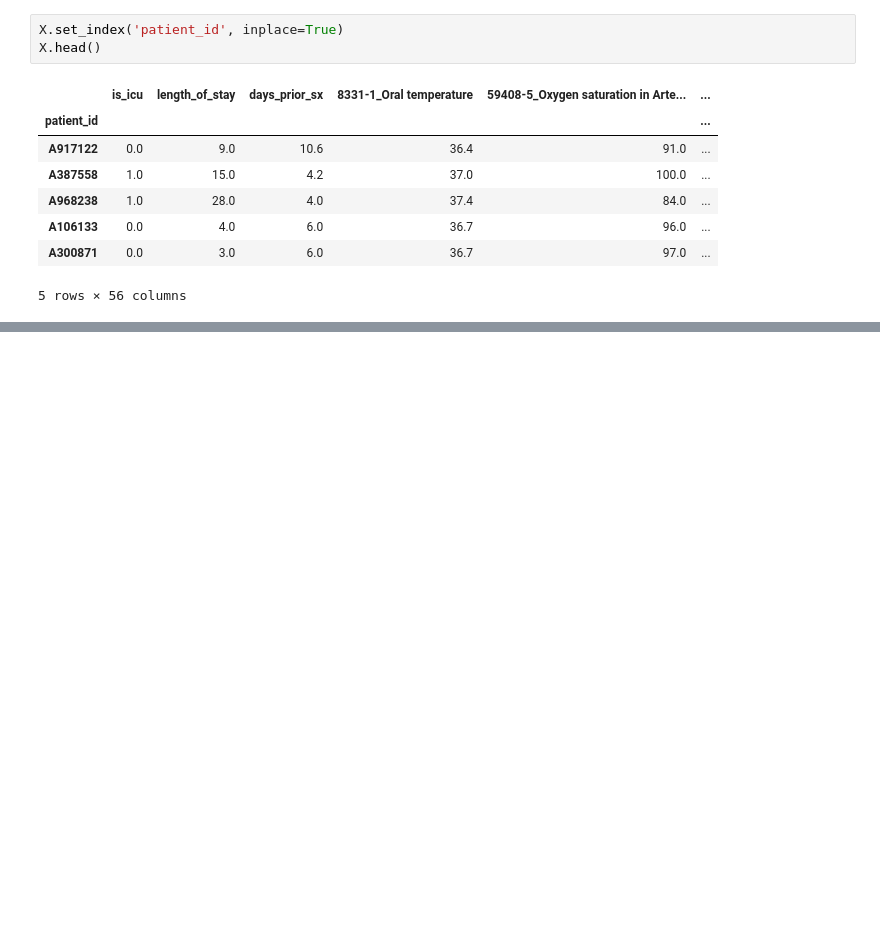
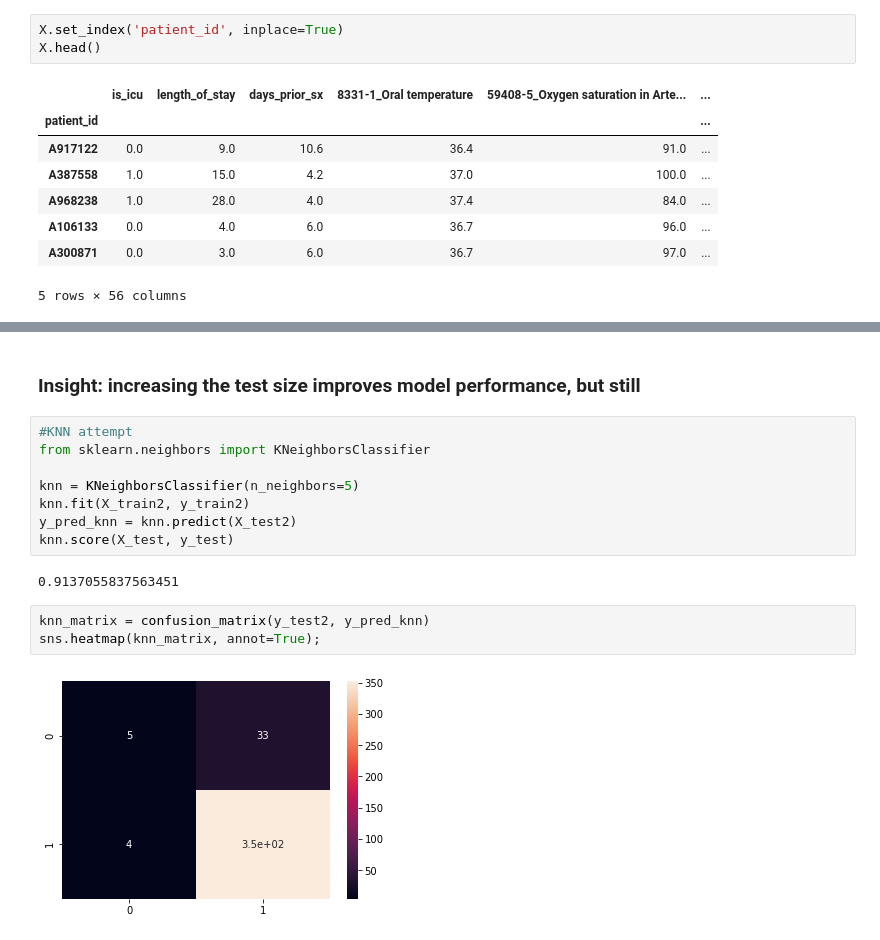
Before and after one commit to AMcqueen1980/COVID19_MortalityPred, a Jupyter notebook: COVID19_Chest_Xray_SBU.ipynb, the cells around one changed output, grey strips where cells are left out. Cells and saved outputs as stored; diff of their text form; blank space fills up the shorter version.

```diff
--- a/COVID19_Chest_Xray_SBU.ipynb
+++ b/COVID19_Chest_Xray_SBU.ipynb
@@ -632,0 +753,17 @@ dummy.score(X_test, y_test)
+# %% [markdown]
+### Insight: increasing the test size improves model performance, but still
+# %%
+#KNN attempt
+from sklearn.neighbors import KNeighborsClassifier
+
+knn = KNeighborsClassifier(n_neighbors=5)
+knn.fit(X_train2, y_train2)
+y_pred_knn = knn.predict(X_test2)
+knn.score(X_test, y_test)
+# %% [output]
+0.9137055837563451
+# %%
+knn_matrix = confusion_matrix(y_test2, y_pred_knn)
+sns.heatmap(knn_matrix, annot=True);
+# %% [output]
+[figure, added]
```
Also changed, not shown: parts of 60 cells of this notebook.
